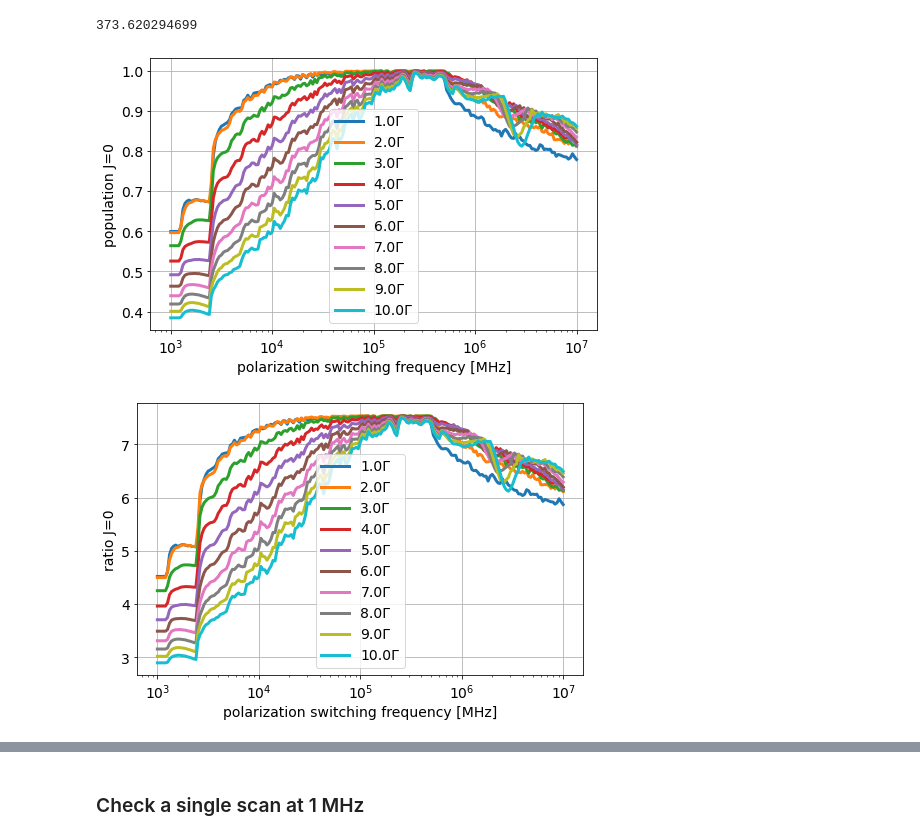
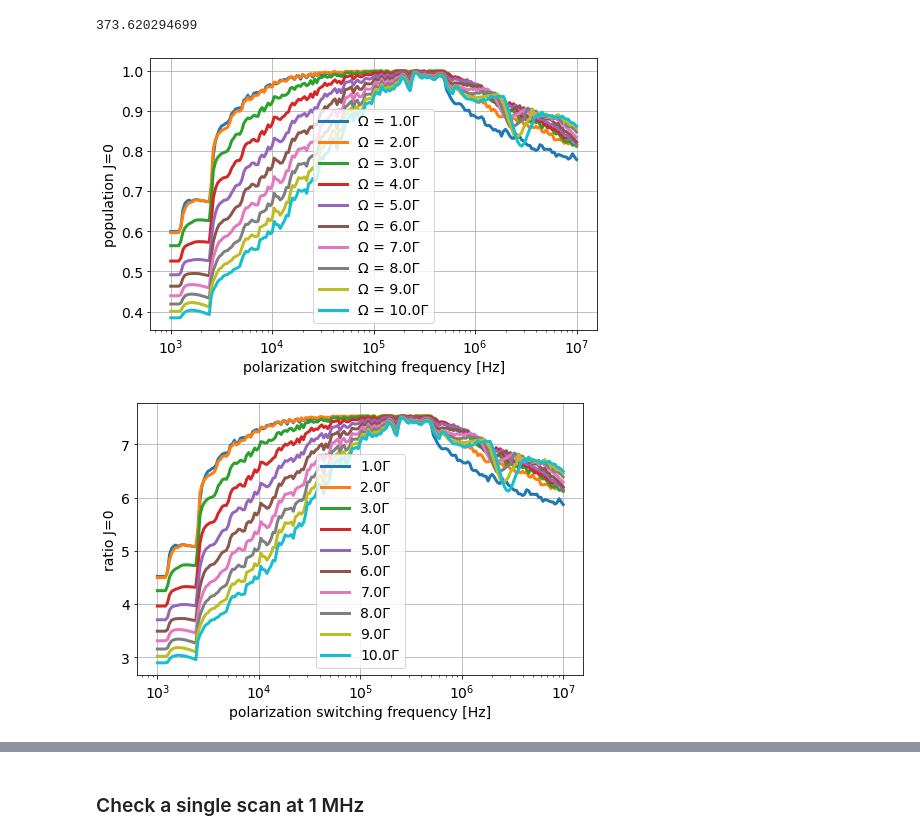
Before and after one commit to ograsdijk/optical-bloch, a Jupyter notebook: with microwaves/Check Polarization Switching Frequency.ipynb, the cells around one changed output, grey strips where cells are left out. Drawn from its saved outputs; the diff is of its cells as text; code cells hidden in the pictures.

```diff
--- a/with microwaves/Check Polarization Switching Frequency.ipynb
+++ b/with microwaves/Check Polarization Switching Frequency.ipynb
@@ -365,22 +366,22 @@ result_freq_Ω_scan[:,2:] = ens_u.copy()
 # %%
 fig, ax = plt.subplots(figsize = (8,5))
 
 for Ωi in Main.Ωs:
     m = Ωi == result_freq_Ω_scan[:,0].real
     f = result_freq_Ω_scan[m][:,1].real
     p = result_freq_Ω_scan[m][:,2:6].sum(axis = 1).real
-    ax.plot(f, p, lw = 3, label = f"{Ωi/Γ/abs(de_main):.1f}Γ")
+    ax.plot(f, p, lw = 3, label = f"Ω = {Ωi/Γ/abs(de_main):.1f}Γ")
 
 ax.legend(fontsize = 14)
-ax.set_xlabel('polarization switching frequency [MHz]')
+ax.set_xlabel('polarization switching frequency [Hz]')
 ax.set_ylabel('population J=0')
 
 ax.grid(True)
 ax.set_xscale('log')
 
 set_fontsize(ax, 14)
 # %% [output]
-[figure, old version]
+[figure, new version]
 # %%
 fig, ax = plt.subplots(figsize = (8,5))
 
@@ -391,7 +392,7 @@ for Ωi in Main.Ωs:
     ax.plot(f, r, lw = 3, label = f"{Ωi/Γ/abs(de_main):.1f}Γ")
 
 ax.legend(fontsize = 14)
-ax.set_xlabel('polarization switching frequency [MHz]')
+ax.set_xlabel('polarization switching frequency [Hz]')
 ax.set_ylabel('ratio J=0')
 
 ax.grid(True)
@@ -400,4 +401,4 @@ ax.set_xscale('log')
 
 set_fontsize(ax, 14)
 # %% [output]
-[figure, old version]
+[figure, new version]
```
Also changed, not shown: parts of 26 cells of this notebook.
